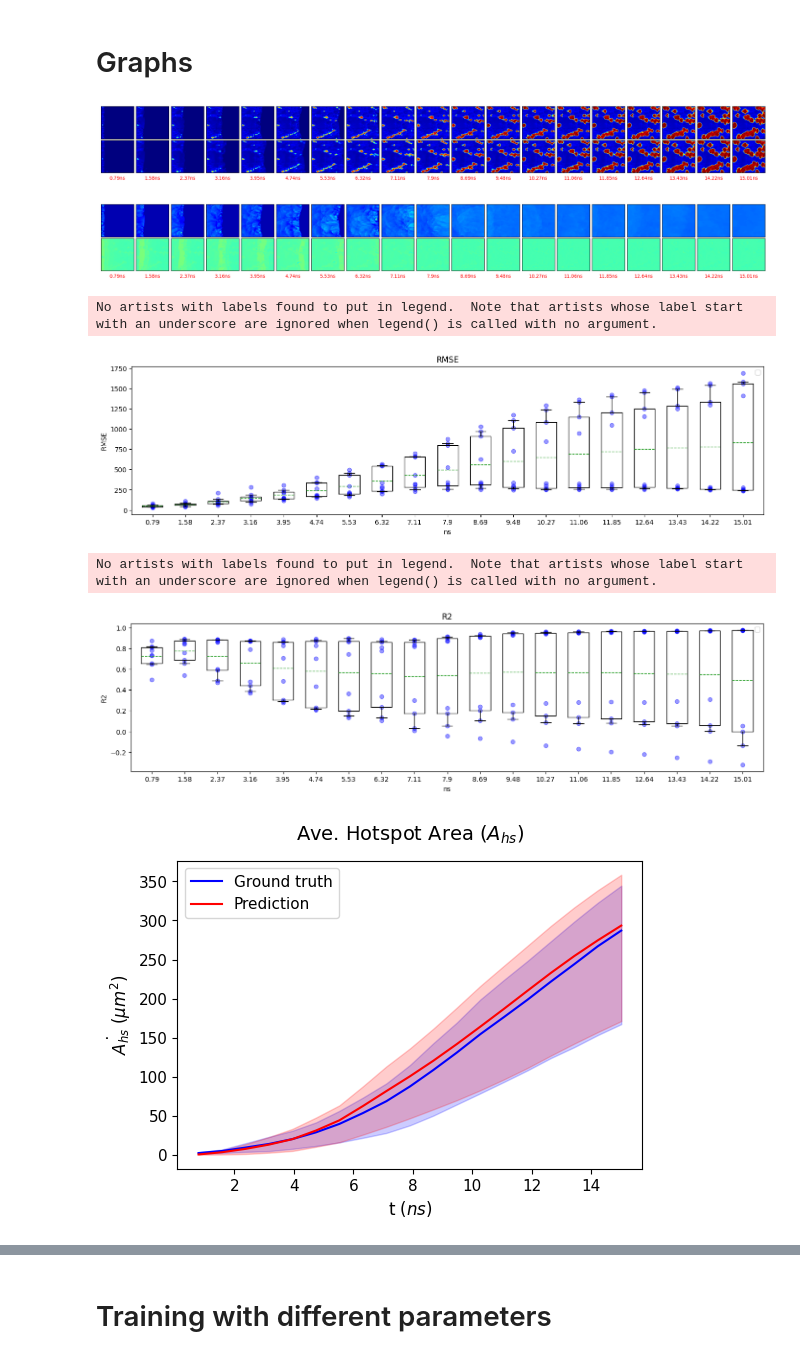
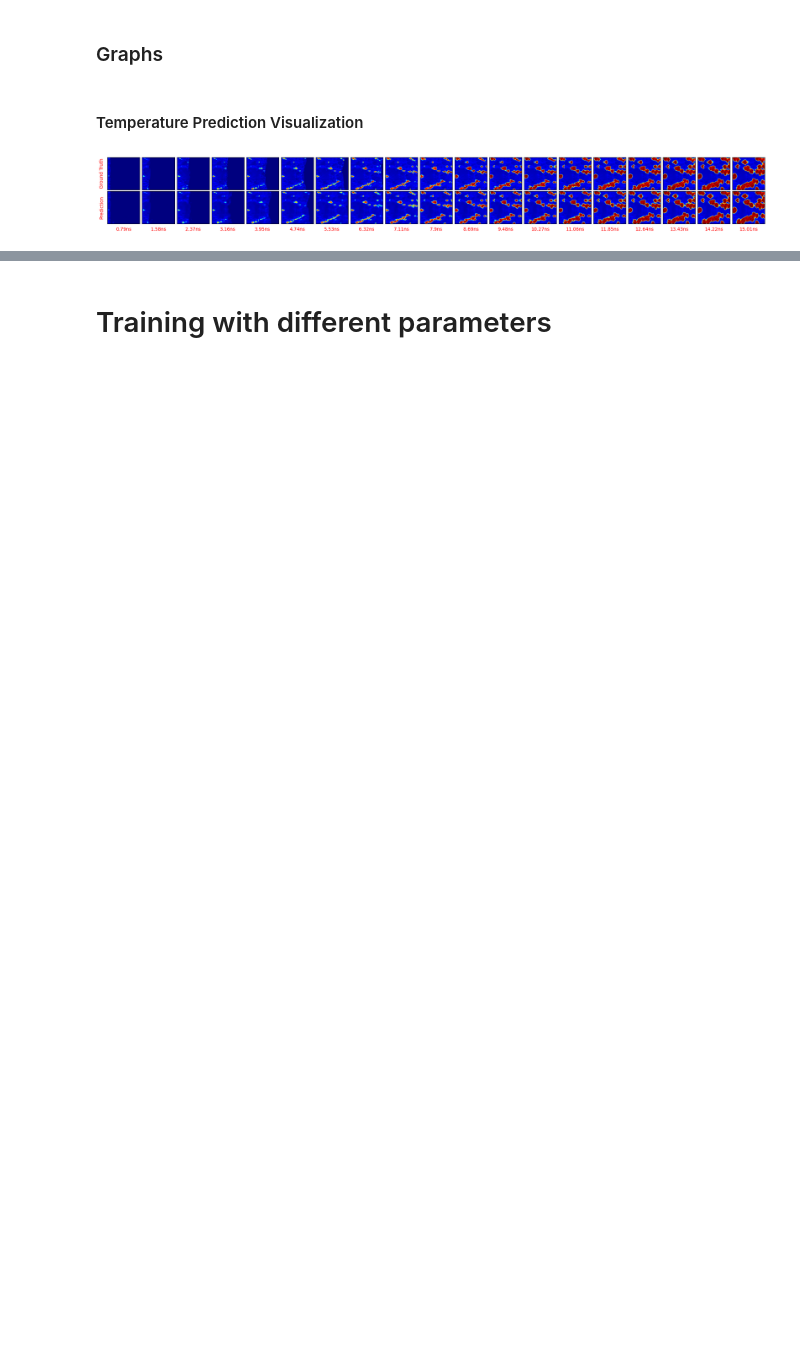
Before and after one commit to baeklab/parc, a Jupyter notebook: demos/modularized.ipynb, the cells around one changed output, grey strips where cells are left out. Cells and saved outputs as stored; diff of their text form; code cells hidden in the pictures; blank space fills up the shorter version.

```diff
--- a/demos/modularized.ipynb
+++ b/demos/modularized.ipynb
@@ -16,9 +22,10 @@ import numpy as np
 # %%
-#initialize input data characteristics
-data_dir = "C:\\Users\\Austin Leonard\\parc_data\\data\\raw"      #input data file directory
-case_numbers = 42   #number of cases
-del_t = 0.79        #time step size (ns)
-time_steps = 19     #desired time steps for data processing
-t_idx = del_t * np.arange(1,time_steps+1)   #time index in nanoseconds
-threshold = 875     #temperature(K) at which a hotspot is detected
+#initilizing input data characteristics
+data_dir = "C:\\Users\\Austin Leonard\\parc_data\\data\\raw"  # input data file directory
+case_numbers = 42  # number of cases
+del_t = 0.79  # time step size (ns)
+time_steps = 19  # number of time steps of data
+t_idx = del_t * np.arange(1, time_steps + 1)  # creates time index in nanoseconds
+threshold = 875  # temperature(K) at which a hotspot is detected
+splits = [0.6, 0.2, 0.2]  # training/validation/test splits
 # %% [markdown]
@@ -57,3 +62,3 @@ normalizing_constants = np.load("../parc_data/normalizing_constants.npy",allow_p
 # %%
-# split data set
-X_train, y_train, X_train_init, X_val, y_val, X_val_init, test_X, test_Y, test_X_init = IO.split_data(data_in,total_output,initial_vals,splits=[0.6, 0.2, 0.2])
+# split data set into training, validation, and test splits
+X_train,y_train,X_train_init,X_val,y_val,X_val_init,test_X,test_Y,test_X_init = IO.split_data(data_in, total_output, initial_vals, splits)
@@ -104 +86,10 @@ Reformatted data shape:  (9, 240, 240, 76)
+# %%
+# train the model using training set
+history = parc_model.fit(
+    x=[X_train, X_train_init],
+    y=[y_train[:, :, :, :(time_steps*n_fields)], y_train[:, :, :, (time_steps*n_fields):]],
+    validation_data=([X_val, X_val_init], [y_val[:, :, :, :(time_steps*2)], y_val[:, :, :, (time_steps*2):]]),
+    batch_size=1,
+    epochs=500,
+)
 # %%
@@ -153,21 +145,9 @@ state_loss = losses.state_weighted_loss(test_Y,pred)
 # %% [markdown]
-# Graphs
+### Graphs
+# %% [markdown]
+#### Temperature Prediction Visualization
 # %%
-#create plots for data
-graphs.visualize_inference(Temp_gt,Temp_pred,t_idx,0,norm_T_min,norm_T_max)
-graphs.visualize_inference(Pres_gt,Pres_pred,t_idx,0,norm_P_min,norm_P_max)
-graphs.plot_rmse(rmse,t_idx)
-graphs.plot_r2(r2,t_idx)
-graphs.plot_hotspot_area(Temp_gt,Temp_pred,t_idx,threshold)
-graphs.plot_hotspot_area_dot(Temp_gt,Temp_pred,t_idx,threshold)
-graphs.plot_hotspot_temperature(Temp_gt,Temp_pred,t_idx,threshold)
-graphs.plot_hotspot_temp_dot(Temp_gt,Temp_pred,t_idx,threshold)
-graphs.plot_saliency(Temp_pred,0,2)
+# Graph showing the temperature evolution in the microstructure
+graphs.visualize_inference(Temp_gt, Temp_pred, t_idx, 0, norm_T_min, norm_T_max)
 # %% [output]
-[figure, old version]
+[figure, new version]
-[figure, removed]
-No artists with labels found to put in legend.  Note that artists whose label start with an underscore are ignored when legend() is called with no argument.
-[figure, removed]
-No artists with labels found to put in legend.  Note that artists whose label start with an underscore are ignored when legend() is called with no argument.
-[figure, removed]
-[figure, removed]
```
Also changed, not shown: parts of 85 cells of this notebook, 4 other files.
